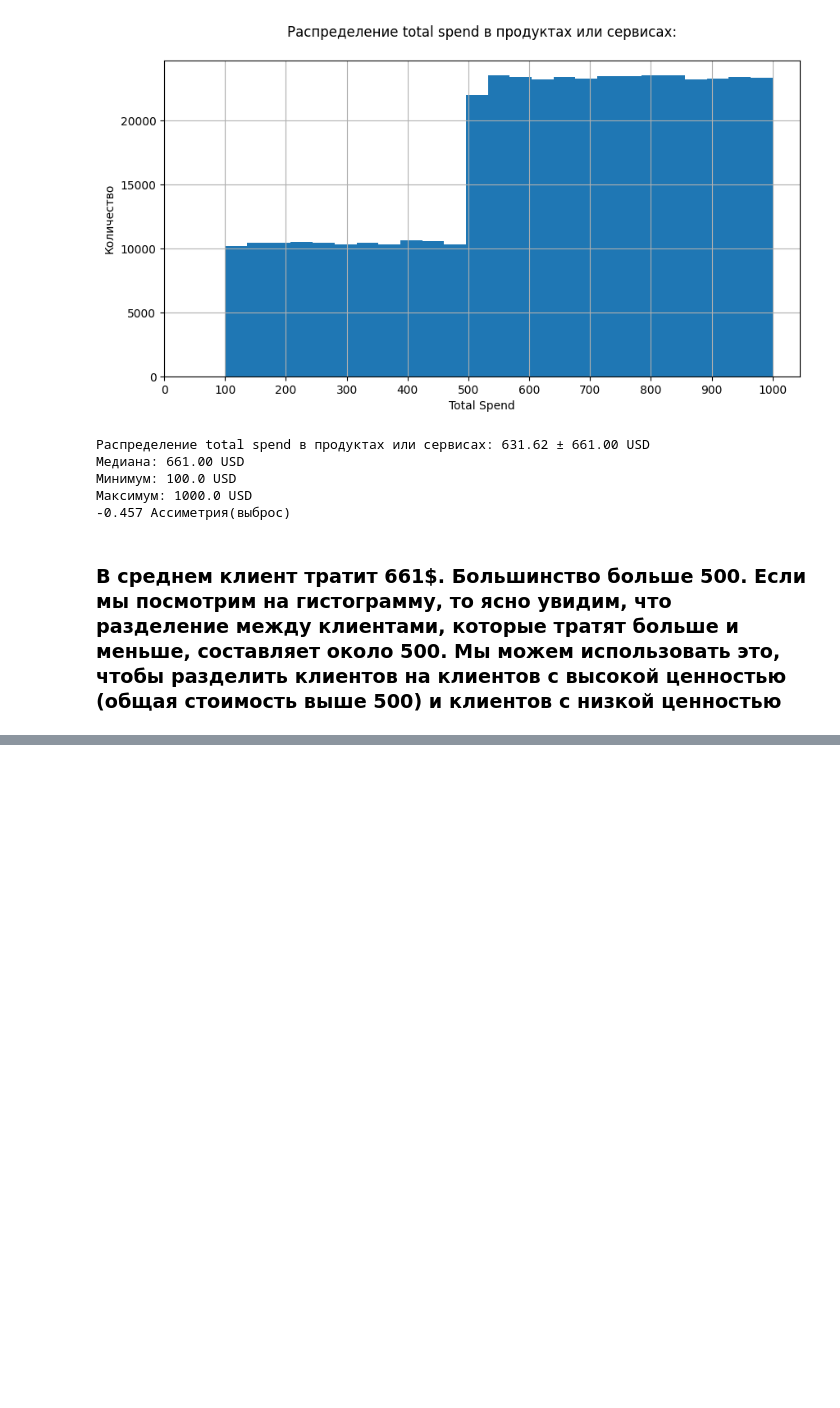
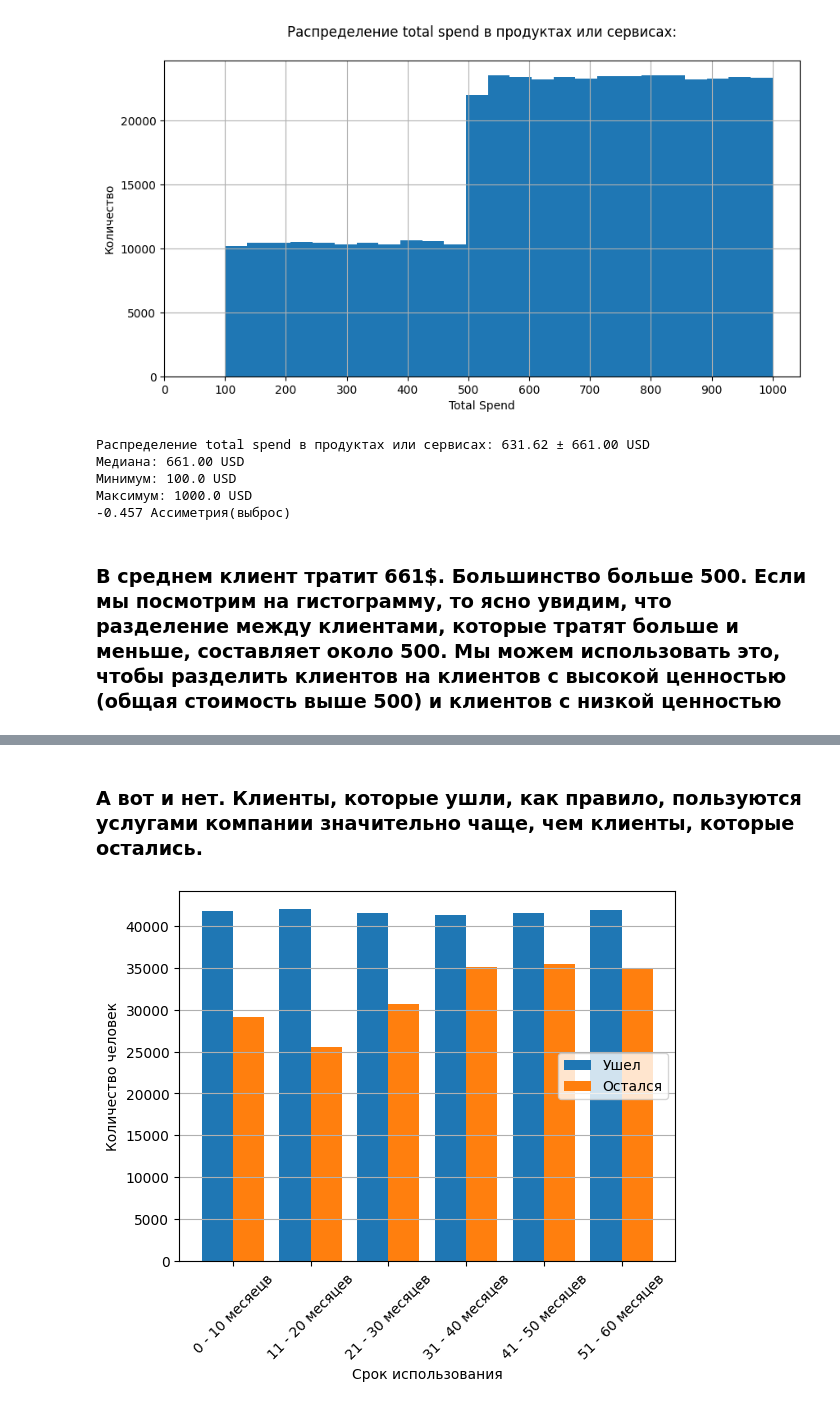
Before and after one commit to Agamemnommom/Churn-Prediction-Service, a Jupyter notebook: Churn_Prediction.ipynb, the cells around one changed output, grey strips where cells are left out. Cells and saved outputs as stored; diff of their text form; code cells hidden in the pictures; blank space fills up the shorter version.

```diff
--- a/Churn_Prediction.ipynb
+++ b/Churn_Prediction.ipynb
@@ -320,0 +381,41 @@ make_histogram(df, 'Total Spend', bins=25, custom_ticks=np.arange(0, 1001, 100),
+# %% [markdown]
+### А вот и нет. Клиенты, которые ушли, как правило, пользуются услугами компании значительно чаще, чем клиенты, которые остались.
+# %%
+# Ещё одна гипотеза - реже ли уходят те клиенты, которые дольше с компанией?
+def categorize_age(age):
+    if 0 <= age <= 10:
+        return '0 - 10 месяецв'
+    elif 11 <= age <= 20:
+        return '11 - 20 месяцев'
+    elif 21 <= age <= 30:
+        return '21 - 30 месяцев'
+    elif 31 <= age <= 40:
+        return '31 - 40 месяцев'
+    elif 41 <= age <= 50:
+        return '41 - 50 месяцев'
+    elif 51 <= age <= 60:
+        return '51 - 60 месяцев'
+    else:
+        pass # For nan values
+
+filtered = df.copy()
+filtered['tenure_segmentation'] = df['Tenure'].apply(categorize_age)
+filtered = filtered.groupby(['tenure_segmentation', 'Churn']).size().unstack()
+
+X = list(filtered.index)
+churn_0 = list(filtered.iloc[:, 0])
+churn_1 = list(filtered.iloc[:, 1])
+
+X_axis = np.arange(len(X))
+
+plt.bar(X_axis - 0.2, churn_1, 0.4, label = 'Ушел')
+plt.bar(X_axis + 0.2, churn_0, 0.4, label = 'Остался')
+
+plt.xticks(X_axis, X, rotation=45)
+plt.xlabel('Срок использования')
+plt.ylabel('Количество человек')
+plt.legend(loc='center right')
+plt.grid(axis='y')
+plt.show()
+# %% [output]
+[figure, added]
```
Also changed, not shown: parts of 46 cells of this notebook.
